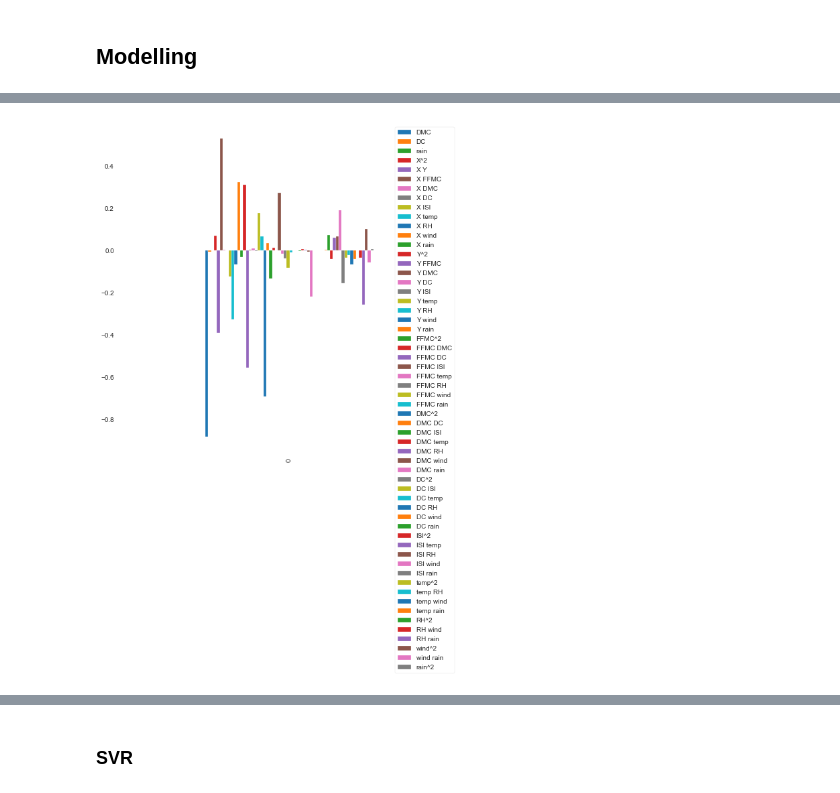
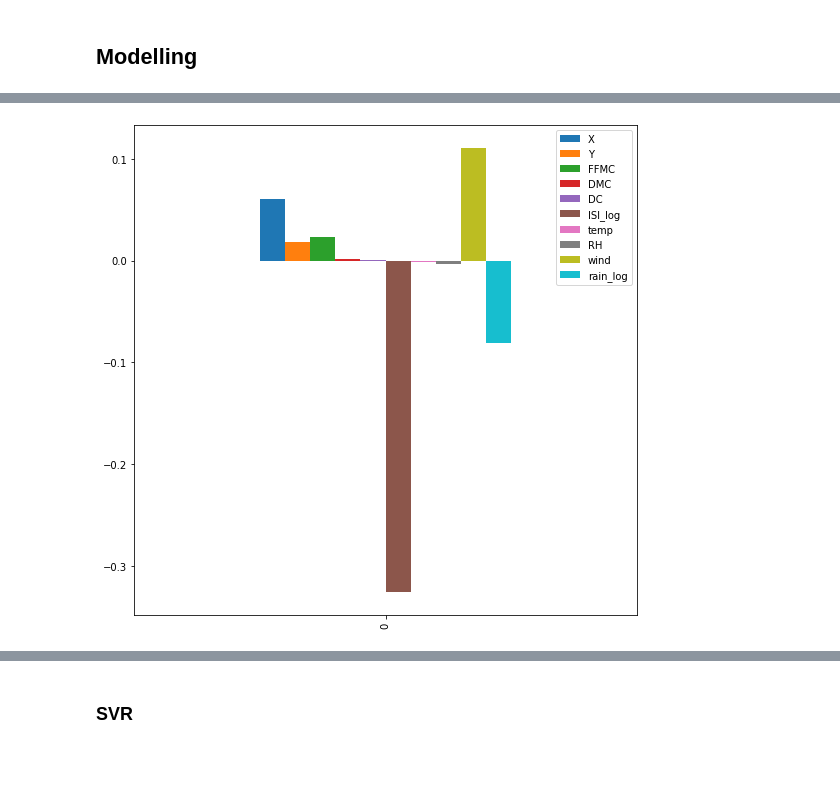
Before and after one commit to leanguardia/msc-project-pipelines, a Jupyter notebook: Wrangling-Fire_Forests.ipynb, the cells around one changed output, grey strips where cells are left out. Saved outputs shown, nothing was run; the diff lists cells and outputs as text; code cells hidden in the pictures; blank space fills up the shorter version.

```diff
--- a/Wrangling-Fire_Forests.ipynb
+++ b/Wrangling-Fire_Forests.ipynb
@@ -270,0 +312,4 @@ print(remove_outliers_iqr(df, 'FFMC').shape)
+# %%
+df = pd.concat([df, poly_df], axis=1)
+print(df.columns)
+df.head()
@@ -278,7 +334,7 @@ pd.options.display.float_format = "{:,.2f}".format
 # %%
-features = ["X","Y","FFMC","DMC","DC","ISI","temp","RH","wind","rain"]
+features = ["X","Y","FFMC","DMC","DC","ISI_log","temp","RH","wind","rain_log"]
 X = df[features]
-y = df.area
+y = df.area_log
 X_train, X_test, y_train, y_test = train_test_split(X, y, test_size=0.25, random_state=25)
 print(X_train.shape, X_test.shape)
 print(y_test.shape, y_test.shape)
@@ -300,0 +344,5 @@ X_train_poly.shape
+# %%
+linreg = LinearRegression()
+linreg.fit(X_train, y_train)
+y_pred = linreg.predict(X_test)
+print(linreg.coef_)
@@ -301,5 +353,5 @@ X_train_poly.shape
 # %%
-linreg = LinearRegression()
-linreg.fit(X_train_poly, y_train)
-y_pred = linreg.predict(X_test_poly)
-print(linreg.coef_)
+# linreg = LinearRegression()
+# linreg.fit(X_train_poly, y_train)
+# y_pred = linreg.predict(X_test_poly)
+# print(linreg.coef_)
@@ -340,12 +374,13 @@ pd.DataFrame({'Actuals': y_test, 'Predictions': y_pred})
 # %%
 def coeficient_importance(linear_model, columns, excluded_cols=[]):
     coeficients = pd.DataFrame([linear_model.coef_], columns=columns)
     all_other_columns = [col for col in columns if col not in excluded_cols]
     fig, ax = plt.subplots(figsize=(9,9))
     coeficients[all_other_columns].plot.bar(ax=ax)
-coeficient_importance(linreg, poly_features, ['1', 'X', 'Y','FFMC', 'ISI', 'wind', 'temp','RH'])
+# coeficient_importance(linreg, poly_features, ['1', 'X', 'Y','FFMC', 'ISI', 'wind', 'temp','RH'])
+coeficient_importance(linreg, features)
 # %% [output]
-[figure, old version]
+[figure, new version]
 # %%
 def evaluate(y_test, y_pred):
     print('(MAE) Mean absolute error: %.2f' % mean_absolute_error(y_test, y_pred))
```
Also changed, not shown: parts of 23 cells of this notebook.
